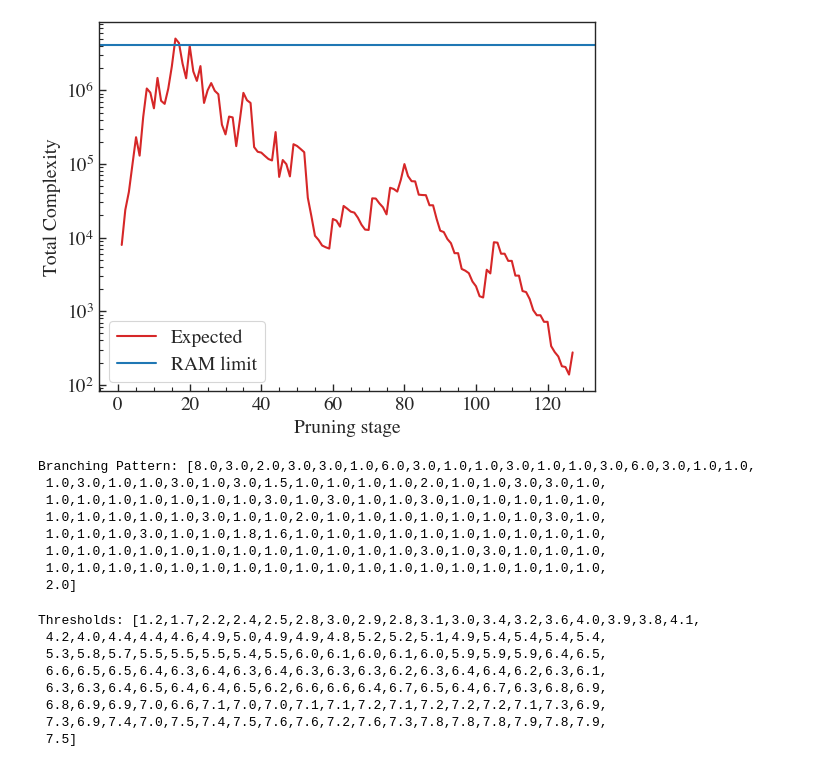
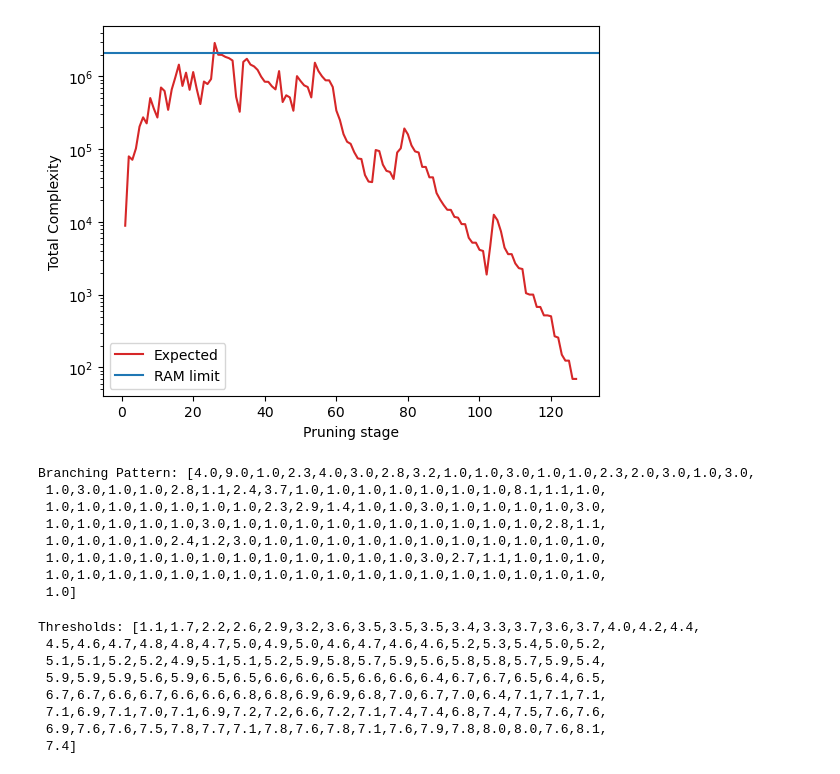
Before and after one commit to pravirkr/pyloki, a Jupyter notebook: examples/pyloki_ep_circular.ipynb, the cells around one changed output. Cells and saved outputs as stored; diff of their text form; code cells hidden in the pictures.

```diff
--- a/examples/pyloki_ep_circular.ipynb
+++ b/examples/pyloki_ep_circular.ipynb
@@ -17,7 +17,7 @@ cfg = PulseSignalConfig(
     period=pulsar_period,
     dt=dt,
     nsamps=nsamps,
-    snr=12,
+    snr=11,
     ducy=0.1,
     mod_kwargs=mod_kwargs,
     mod_type="circular",
@@ -32,10 +32,10 @@ tobs = 1073.741824
 # %%
 eta = 1
 nbins = 64
-p_orb_min = 1100
-m_p_min=1.4
-m_c_max=12
-p = ParamLimits.from_circular(1 / 0.007, p_orb_min, m_c_max, m_p=m_p_min, poly_order=5)
+p_orb_min = cfg.tobs
+m_p_min=1.2
+m_c_max=10
+p = ParamLimits.from_circular((142.5, 143.5), p_orb_min, m_c_max, m_p=m_p_min, poly_order=5)
 print(p.limits)
 bseg_brute = cfg.nsamps // 8192
 bseg_ffa = cfg.nsamps // 128
@@ -51,10 +51,9 @@ search_cfg = PulsarSearchConfig(
     m_p_min=m_p_min,
     m_c_max=m_c_max,
     p_orb_min=p_orb_min,
-    ducy_max=0.2,
-    wtsp=1.1,
+    ducy_max=0.5,
+    wtsp=1.2,
     use_fourier=True,
-    use_conservative_tile=False,
     branch_max=128,
 )
 dyp = DynamicProgramming(tim_data, search_cfg)
@@ -109,0 +85,3 @@ array([8.        , 3.        , 2.        , 3.        , 3.        ,
+# %%
+branching_pattern = search_cfg.generate_branching_pattern(kind="circ_taylor_moving", ref_seg=0)
+branching_pattern
@@ -110,57 +106,56 @@ array([8.        , 3.        , 2.        , 3.        , 3.        ,
 # %%
-thresholds = np.array([1.2, 1.7, 2.2, 2.4, 2.5, 2.8, 3. , 2.9, 2.8, 3.1, 3. , 3.4, 3.2,
-       3.6, 4. , 3.9, 3.8, 4.1, 4.2, 4. , 4.4, 4.4, 4.6, 4.9, 5. , 4.9,
-       4.9, 4.8, 5.2, 5.2, 5.1, 4.9, 5.4, 5.4, 5.4, 5.4, 5.3, 5.8, 5.7,
-       5.5, 5.5, 5.5, 5.4, 5.5, 6. , 6.1, 6. , 6.1, 6. , 5.9, 5.9, 5.9,
-       6.4, 6.5, 6.6, 6.5, 6.5, 6.4, 6.3, 6.4, 6.3, 6.4, 6.3, 6.3, 6.3,
-       6.2, 6.3, 6.4, 6.4, 6.2, 6.3, 6.1, 6.3, 6.3, 6.4, 6.5, 6.4, 6.4,
-       6.5, 6.2, 6.6, 6.6, 6.4, 6.7, 6.5, 6.4, 6.7, 6.3, 6.8, 6.9, 6.8,
-       6.9, 6.9, 7. , 6.6, 7.1, 7. , 7. , 7.1, 7.1, 7.2, 7.1, 7.2, 7.2,
-       7.2, 7.1, 7.3, 6.9, 7.3, 6.9, 7.4, 7. , 7.5, 7.4, 7.5, 7.6, 7.6,
-       7.2, 7.6, 7.3, 7.8, 7.8, 7.8, 7.9, 7.8, 7.9, 7.5])
-
+thresholds = np.array([1.1, 1.7, 2.2, 2.6, 2.9, 3.2, 3.6, 3.5, 3.5, 3.5, 3.4, 3.3, 3.7,
+       3.6, 3.7, 4. , 4.2, 4.4, 4.5, 4.6, 4.7, 4.8, 4.8, 4.7, 5. , 4.9,
+       5. , 4.6, 4.7, 4.6, 4.6, 5.2, 5.3, 5.4, 5. , 5.2, 5.1, 5.1, 5.2,
+       5.2, 4.9, 5.1, 5.1, 5.2, 5.9, 5.8, 5.7, 5.9, 5.6, 5.8, 5.8, 5.7,
+       5.9, 5.4, 5.9, 5.9, 5.9, 5.6, 5.9, 6.5, 6.5, 6.6, 6.6, 6.5, 6.6,
+       6.6, 6.4, 6.7, 6.7, 6.5, 6.4, 6.5, 6.7, 6.7, 6.6, 6.7, 6.6, 6.6,
+       6.8, 6.8, 6.9, 6.9, 6.8, 7. , 6.7, 7. , 6.4, 7.1, 7.1, 7.1, 7.1,
+       6.9, 7.1, 7. , 7.1, 6.9, 7.2, 7.2, 6.6, 7.2, 7.1, 7.4, 7.4, 6.8,
+       7.4, 7.5, 7.6, 7.6, 6.9, 7.6, 7.6, 7.5, 7.8, 7.7, 7.1, 7.8, 7.6,
+       7.8, 7.1, 7.6, 7.9, 7.8, 8. , 8. , 7.6, 8.1, 7.4])
 
 thresh_state = thresholding.evaluate_scheme(
     thresholds,
     branching_pattern,
     ref_ducy=0.1,
     nbins=64,
     ntrials=1024,
-    snr_final=12,
-    ducy_max=0.2,
-    wtsp=1.1,
+    snr_final=11,
+    ducy_max=0.5,
+    wtsp=1.2,
 )
 x = np.arange(1, len(branching_pattern) + 1)
 plt.semilogy(
     x,
     np.array(thresh_state.get_info("complexity")) * dyp.nparam_vol,
     label="Expected",
     c="tab:red",
 )
-plt.axhline(2**22, label="RAM limit", c="tab:blue")
+plt.axhline(2**21, label="RAM limit", c="tab:blue")
 plt.xlabel("Pruning stage")
 plt.ylabel("Total Complexity")
 plt.legend()
 plt.show()
 thresh_state.print_summary()
 # %% [output]
-[figure, old version]
+[figure, new version]
-Branching Pattern: [8.0,3.0,2.0,3.0,3.0,1.0,6.0,3.0,1.0,1.0,3.0,1.0,1.0,3.0,6.0,3.0,1.0,1.0,
- 1.0,3.0,1.0,1.0,3.0,1.0,3.0,1.5,1.0,1.0,1.0,1.0,2.0,1.0,1.0,3.0,3.0,1.0,
- 1.0,1.0,1.0,1.0,1.0,1.0,1.0,3.0,1.0,3.0,1.0,1.0,3.0,1.0,1.0,1.0,1.0,1.0,
- 1.0,1.0,1.0,1.0,1.0,3.0,1.0,1.0,2.0,1.0,1.0,1.0,1.0,1.0,1.0,1.0,3.0,1.0,
- 1.0,1.0,1.0,3.0,1.0,1.0,1.8,1.6,1.0,1.0,1.0,1.0,1.0,1.0,1.0,1.0,1.0,1.0,
- 1.0,1.0,1.0,1.0,1.0,1.0,1.0,1.0,1.0,1.0,1.0,1.0,3.0,1.0,3.0,1.0,1.0,1.0,
+Branching Pattern: [4.0,9.0,1.0,2.3,4.0,3.0,2.8,3.2,1.0,1.0,3.0,1.0,1.0,2.3,2.0,3.0,1.0,3.0,
+ 1.0,3.0,1.0,1.0,2.8,1.1,2.4,3.7,1.0,1.0,1.0,1.0,1.0,1.0,1.0,8.1,1.1,1.0,
+ 1.0,1.0,1.0,1.0,1.0,1.0,1.0,2.3,2.9,1.4,1.0,1.0,3.0,1.0,1.0,1.0,1.0,3.0,
+ 1.0,1.0,1.0,1.0,1.0,3.0,1.0,1.0,1.0,1.0,1.0,1.0,1.0,1.0,1.0,1.0,2.8,1.1,
+ 1.0,1.0,1.0,1.0,2.4,1.2,3.0,1.0,1.0,1.0,1.0,1.0,1.0,1.0,1.0,1.0,1.0,1.0,
+ 1.0,1.0,1.0,1.0,1.0,1.0,1.0,1.0,1.0,1.0,1.0,1.0,3.0,2.7,1.1,1.0,1.0,1.0,
  1.0,1.0,1.0,1.0,1.0,1.0,1.0,1.0,1.0,1.0,1.0,1.0,1.0,1.0,1.0,1.0,1.0,1.0,
- 2.0]
+ 1.0]
-Thresholds: [1.2,1.7,2.2,2.4,2.5,2.8,3.0,2.9,2.8,3.1,3.0,3.4,3.2,3.6,4.0,3.9,3.8,4.1,
- 4.2,4.0,4.4,4.4,4.6,4.9,5.0,4.9,4.9,4.8,5.2,5.2,5.1,4.9,5.4,5.4,5.4,5.4,
- 5.3,5.8,5.7,5.5,5.5,5.5,5.4,5.5,6.0,6.1,6.0,6.1,6.0,5.9,5.9,5.9,6.4,6.5,
- 6.6,6.5,6.5,6.4,6.3,6.4,6.3,6.4,6.3,6.3,6.3,6.2,6.3,6.4,6.4,6.2,6.3,6.1,
- 6.3,6.3,6.4,6.5,6.4,6.4,6.5,6.2,6.6,6.6,6.4,6.7,6.5,6.4,6.7,6.3,6.8,6.9,
- 6.8,6.9,6.9,7.0,6.6,7.1,7.0,7.0,7.1,7.1,7.2,7.1,7.2,7.2,7.2,7.1,7.3,6.9,
- 7.3,6.9,7.4,7.0,7.5,7.4,7.5,7.6,7.6,7.2,7.6,7.3,7.8,7.8,7.8,7.9,7.8,7.9,
- 7.5]
+Thresholds: [1.1,1.7,2.2,2.6,2.9,3.2,3.6,3.5,3.5,3.5,3.4,3.3,3.7,3.6,3.7,4.0,4.2,4.4,
+ 4.5,4.6,4.7,4.8,4.8,4.7,5.0,4.9,5.0,4.6,4.7,4.6,4.6,5.2,5.3,5.4,5.0,5.2,
+ 5.1,5.1,5.2,5.2,4.9,5.1,5.1,5.2,5.9,5.8,5.7,5.9,5.6,5.8,5.8,5.7,5.9,5.4,
+ 5.9,5.9,5.9,5.6,5.9,6.5,6.5,6.6,6.6,6.5,6.6,6.6,6.4,6.7,6.7,6.5,6.4,6.5,
+ 6.7,6.7,6.6,6.7,6.6,6.6,6.8,6.8,6.9,6.9,6.8,7.0,6.7,7.0,6.4,7.1,7.1,7.1,
+ 7.1,6.9,7.1,7.0,7.1,6.9,7.2,7.2,6.6,7.2,7.1,7.4,7.4,6.8,7.4,7.5,7.6,7.6,
+ 6.9,7.6,7.6,7.5,7.8,7.7,7.1,7.8,7.6,7.8,7.1,7.6,7.9,7.8,8.0,8.0,7.6,8.1,
+ 7.4]
 [interactive output not drawn]
          Scheme Metrics Summary
 ┏━━━━━━━━━━━━━━━━━━━━━━━━━━━━━━┳━━━━━━━┓
```
Also changed, not shown: parts of 14 cells of this notebook, 2 other files.
